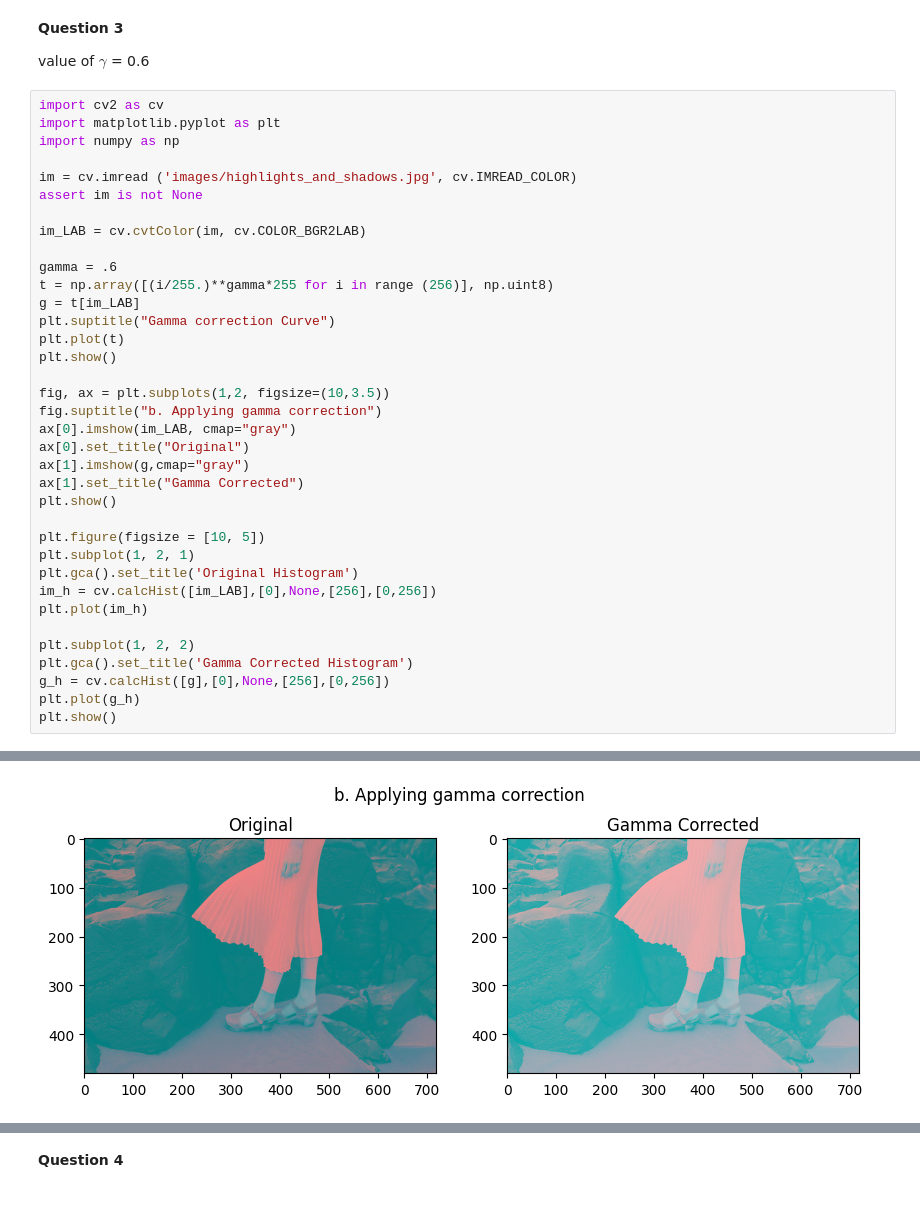
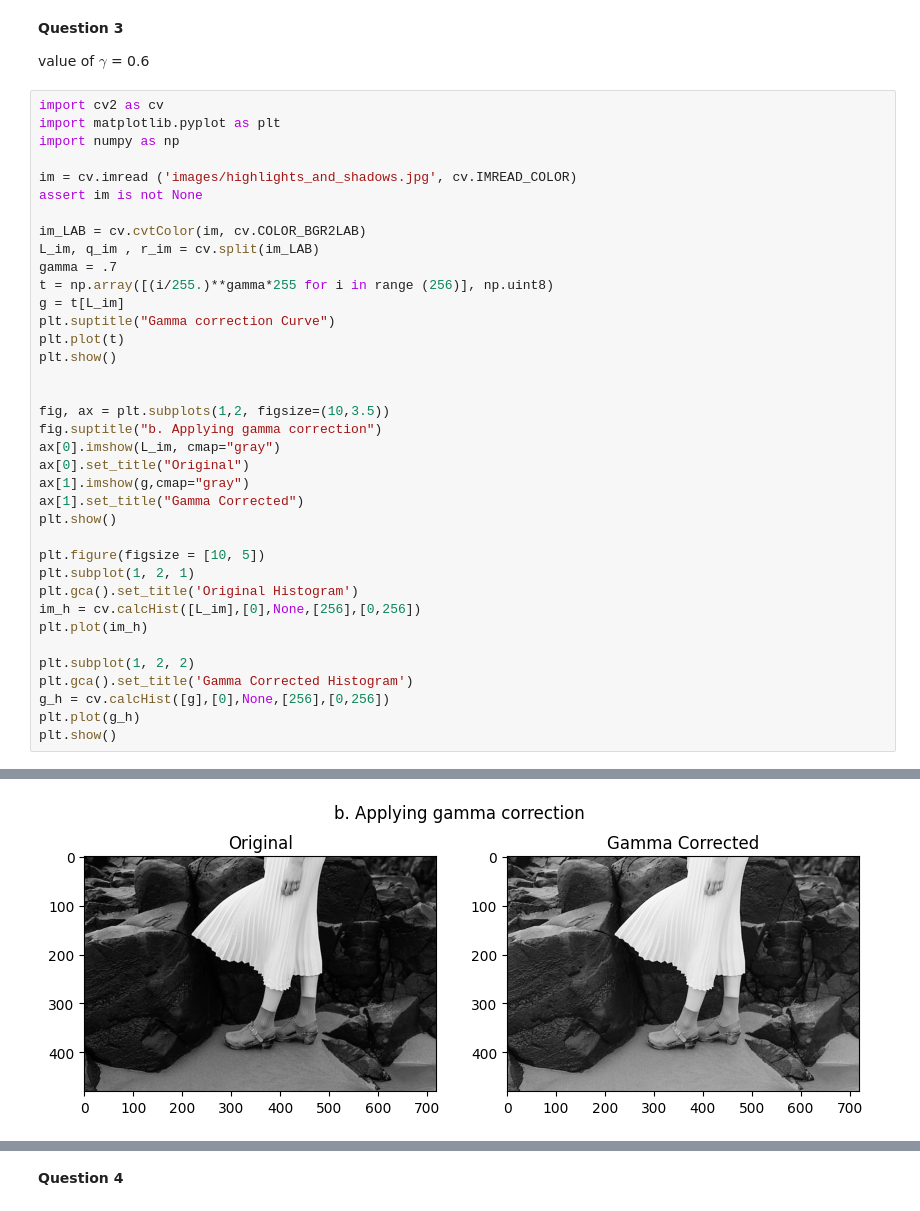
Before and after one commit to Abs-30/ImageProcessingAssignment, a Jupyter notebook: Intensity_Transformation_0108.ipynb, the cells around one changed output, grey strips where cells are left out. Cells and saved outputs as stored; diff of their text form.

```diff
--- a/Intensity_Transformation_0108.ipynb
+++ b/Intensity_Transformation_0108.ipynb
@@ -124,17 +124,18 @@ im = cv.imread ('images/highlights_and_shadows.jpg', cv.IMREAD_COLOR)
 assert im is not None
 
 im_LAB = cv.cvtColor(im, cv.COLOR_BGR2LAB)
-
-gamma = .6
+L_im, q_im , r_im = cv.split(im_LAB)
+gamma = .7
 t = np.array([(i/255.)**gamma*255 for i in range (256)], np.uint8)
-g = t[im_LAB]
+g = t[L_im]
 plt.suptitle("Gamma correction Curve")
 plt.plot(t)
 plt.show()
 
+
 fig, ax = plt.subplots(1,2, figsize=(10,3.5))
 fig.suptitle("b. Applying gamma correction")
-ax[0].imshow(im_LAB, cmap="gray")
+ax[0].imshow(L_im, cmap="gray")
 ax[0].set_title("Original")
 ax[1].imshow(g,cmap="gray")
 ax[1].set_title("Gamma Corrected")
@@ -143,7 +144,7 @@ plt.show()
 plt.figure(figsize = [10, 5])
 plt.subplot(1, 2, 1)
 plt.gca().set_title('Original Histogram')
-im_h = cv.calcHist([im_LAB],[0],None,[256],[0,256])
+im_h = cv.calcHist([L_im],[0],None,[256],[0,256])
 plt.plot(im_h)
 
 plt.subplot(1, 2, 2)
@@ -156 +157 @@ plt.show()
-[figure, old version]
+[figure, new version]
```
Also changed, not shown: parts of 3 cells of this notebook.
